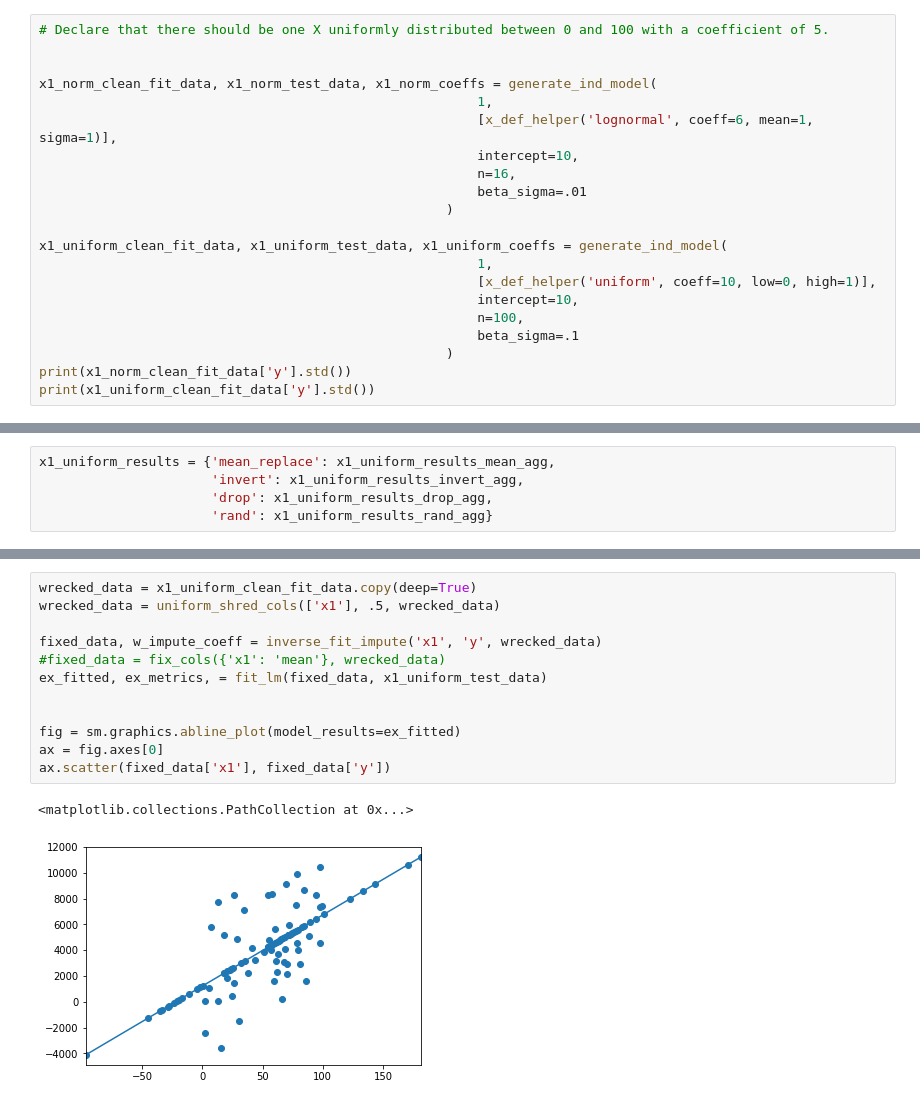
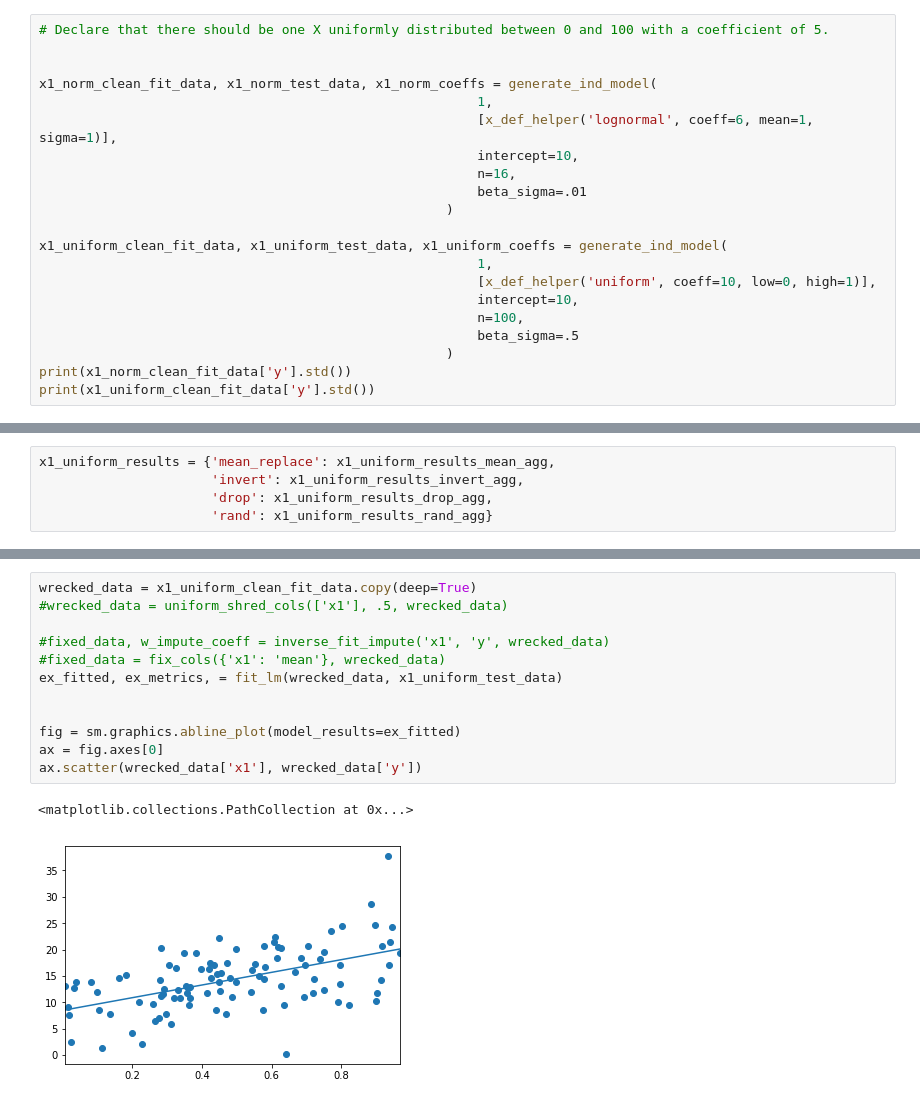
Before and after one commit to eilifm/rit_missing_data, a Jupyter notebook: 2018-02-10_simple_case_comparisons_4_method.ipynb, the cells around one changed output, grey strips where cells are left out. Drawn from its saved outputs; the diff is of its cells as text.

```diff
--- a/2018-02-10_simple_case_comparisons_4_method.ipynb
+++ b/2018-02-10_simple_case_comparisons_4_method.ipynb
@@ -30,7 +30,7 @@ x1_uniform_clean_fit_data, x1_uniform_test_data, x1_uniform_coeffs = generate_in
                                                         [x_def_helper('uniform', coeff=10, low=0, high=1)],
                                                         intercept=10,
                                                         n=100,
-                                                        beta_sigma=.1
+                                                        beta_sigma=.5
                                                     )
 print(x1_norm_clean_fit_data['y'].std())
 print(x1_uniform_clean_fit_data['y'].std())
@@ -277,18 +279,18 @@ Text(0.5,0,'% missing')
 # %%
 wrecked_data = x1_uniform_clean_fit_data.copy(deep=True)
-wrecked_data = uniform_shred_cols(['x1'], .5, wrecked_data)
+#wrecked_data = uniform_shred_cols(['x1'], .5, wrecked_data)
 
-fixed_data, w_impute_coeff = inverse_fit_impute('x1', 'y', wrecked_data)
+#fixed_data, w_impute_coeff = inverse_fit_impute('x1', 'y', wrecked_data)
 #fixed_data = fix_cols({'x1': 'mean'}, wrecked_data)
-ex_fitted, ex_metrics, = fit_lm(fixed_data, x1_uniform_test_data)
+ex_fitted, ex_metrics, = fit_lm(wrecked_data, x1_uniform_test_data)
 
 
 fig = sm.graphics.abline_plot(model_results=ex_fitted)
 ax = fig.axes[0]
-ax.scatter(fixed_data['x1'], fixed_data['y'])
+ax.scatter(wrecked_data['x1'], wrecked_data['y'])
 # %% [output]
 <matplotlib.collections.PathCollection at 0x...>
-[figure, old version]
+[figure, new version]
 # %%
 print(ex_fitted.summary())
 # %% [output]
```
Also changed, not shown: parts of 7 cells of this notebook, 11 other files.
